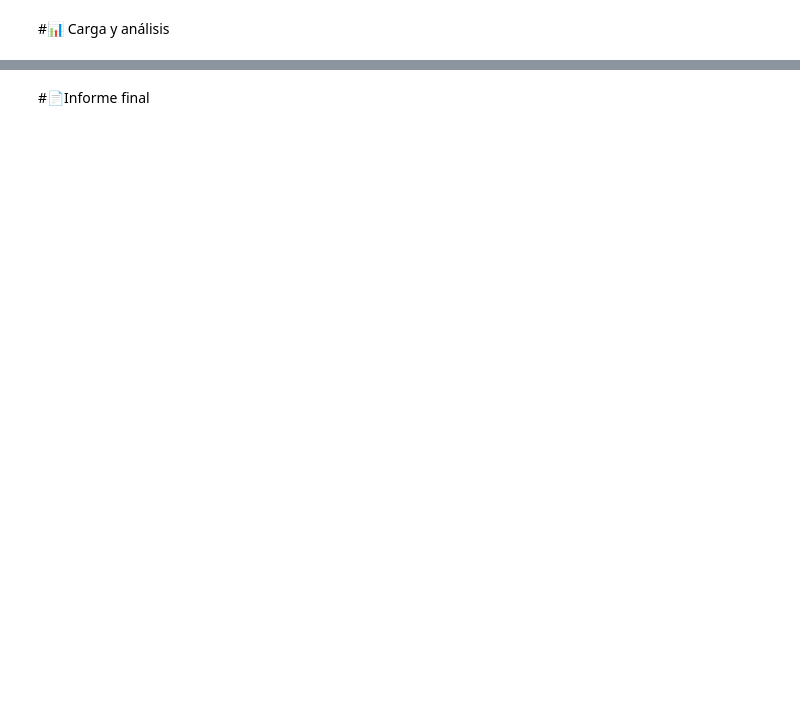
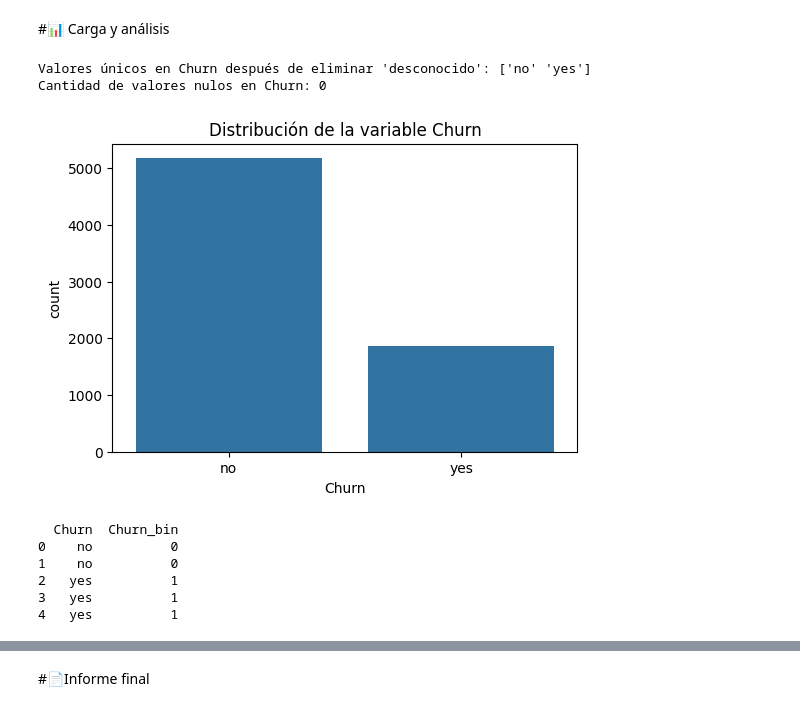
Before and after one commit to kikecastillocolombia/telecomx, a Jupyter notebook: TelecomX_LATAM.ipynb, the cells around one changed output, grey strips where cells are left out. Saved outputs shown, nothing was run; the diff lists cells and outputs as text; code cells hidden in the pictures; blank space fills up the shorter version.

```diff
--- a/TelecomX_LATAM.ipynb
+++ b/TelecomX_LATAM.ipynb
@@ -218,3 +218,17 @@ df[['account_Charges.Monthly', 'Cuentas_Diarias']].head()
 | 2 | 73.9 | 2.463333 |
 | 3 | 98.0 | 3.266667 |
 | 4 | 83.9 | 2.796667 |
+# %%
+# Convertir todos los 'Yes' y 'No' a 1 y 0
+yes_no_map = {'Yes': 1, 'No': 0}
+
+# Identificar columnas con 'Yes'/'No' para aplicar la conversión
+binary_columns = [col for col in df.columns if df[col].isin(['Yes', 'No']).any()]
+
+# Aplicar el mapeo
+df[binary_columns] = df[binary_columns].replace(yes_no_map)
+
+# Confirmar los cambios
+print("✔️ Columnas transformadas a valores binarios:")
+print(binary_columns)
+df[binary_columns].head()
@@ -221,2 +312,33 @@ df[['account_Charges.Monthly', 'Cuentas_Diarias']].head()
 # %% [markdown]
 #📊 Carga y análisis
+# %%
+# Paso 1: Eliminar filas con 'desconocido' en Churn
+df = df[df['Churn'] != 'desconocido'].copy()
+
+# Paso 2: Verificar valores únicos y nulos restantes
+print("Valores únicos en Churn después de eliminar 'desconocido':", df['Churn'].unique())
+print("Cantidad de valores nulos en Churn:", df['Churn'].isnull().sum())
+
+# Paso 3: Visualizar distribución con un gráfico de barras
+import matplotlib.pyplot as plt
+import seaborn as sns
+
+plt.figure(figsize=(6,4))
+sns.countplot(x='Churn', data=df)
+plt.title('Distribución de la variable Churn')
+plt.show()
+
+# Paso 4: Convertir Churn a binario
+df['Churn_bin'] = df['Churn'].map({'no': 0, 'yes': 1})
+
+print(df[['Churn', 'Churn_bin']].head())
+# %% [output]
+Valores únicos en Churn después de eliminar 'desconocido': ['no' 'yes']
+Cantidad de valores nulos en Churn: 0
+[figure, added]
+  Churn  Churn_bin
+0    no          0
+1    no          0
+2   yes          1
+3   yes          1
+4   yes          1
```
Also changed, not shown: parts of 19 cells of this notebook.
